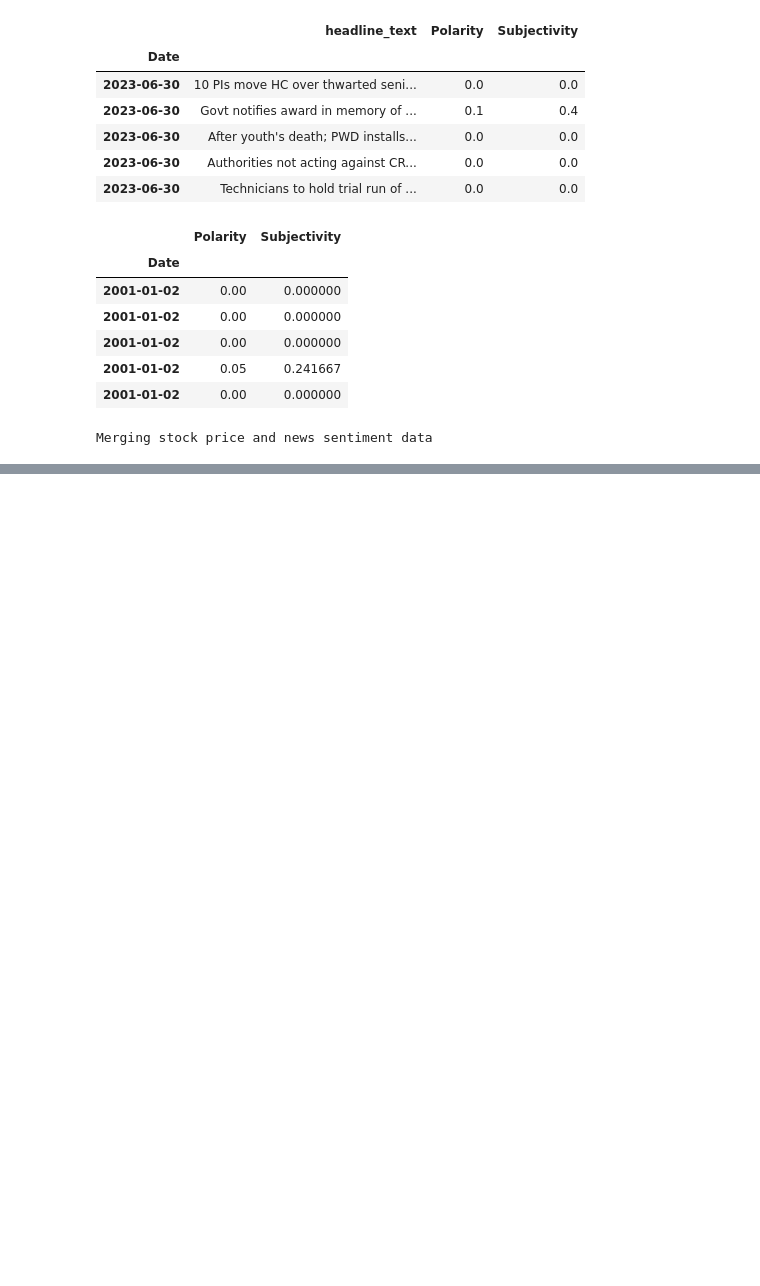
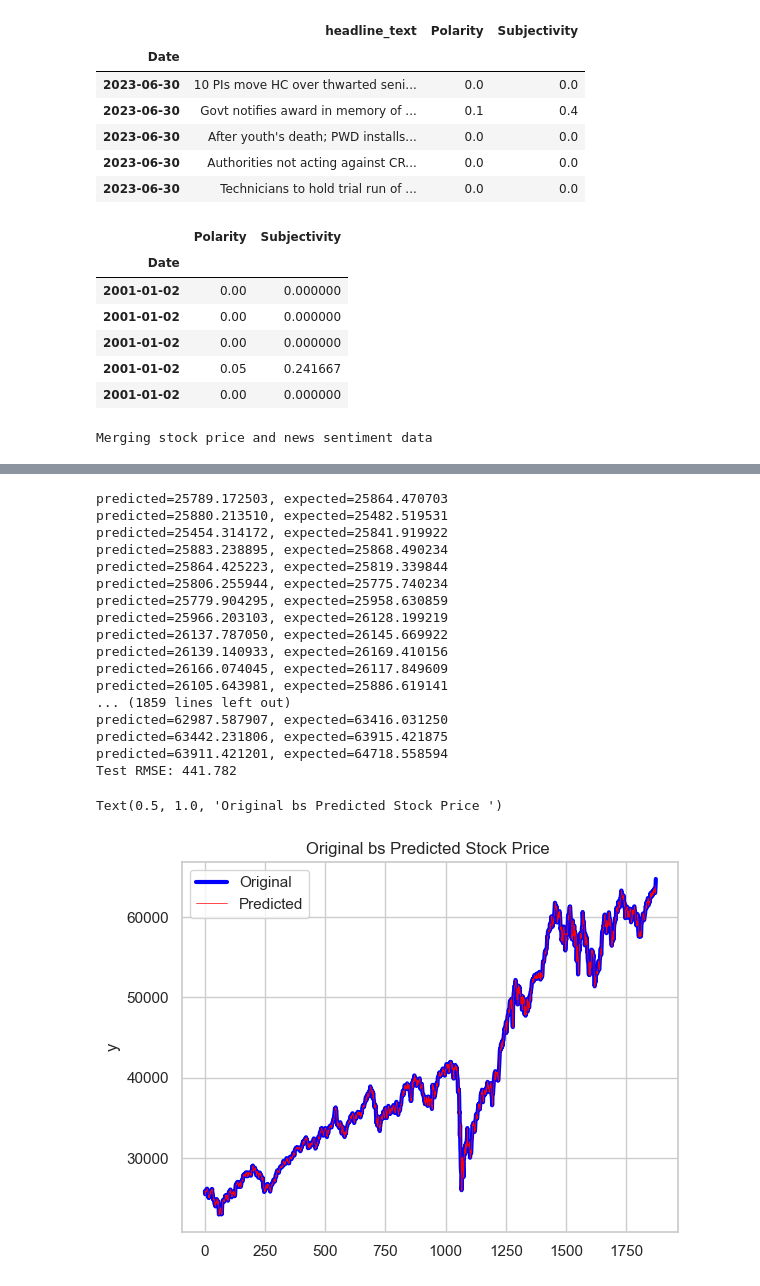
Before and after one commit to hossaintaufiq/StockPricePrediction, a Jupyter notebook: Stock_Price_Prediction.ipynb, the cells around one changed output, grey strips where cells are left out. Drawn from its saved outputs; the diff is of its cells as text; code cells hidden in the pictures; blank space fills up the shorter version.

```diff
--- a/Stock_Price_Prediction.ipynb
+++ b/Stock_Price_Prediction.ipynb
@@ -465,0 +502,54 @@ df.to_csv('stock_news.csv')
+# %%
+#stats model
+from statsmodels.tsa.arima.model import ARIMA
+from sklearn.metrics import mean_squared_error
+from math import sqrt
+
+#split into train and test sets
+X= df['Close'].values
+size= int(len(X)*0.66)
+train, test= X[0:size], X[size:len(X)]
+history = [x for x in train]
+predictions= list()
+
+#walk-forward validation
+for t in range(len(test)):
+    model= ARIMA(history, order=(5,1,0))
+    model_fit = model.fit()
+    output= model_fit.forecast()
+    yhat= output[0]
+    predictions.append(yhat)
+    obs= test[t]
+    history.append(obs)
+    print('predicted=%f, expected=%f' % (yhat, obs))
+#evaluate forecasts
+rmse = sqrt(mean_squared_error(test, predictions))
+print('Test RMSE: %.3f' % rmse)
+
+#plot forecasts against actual outcomes
+plt.plot(test,color = 'blue' , linewidth=3 , label= 'Original')
+plt.plot(predictions, color = 'red', linewidth=0.5, label='Predicted')
+plt.legend()
+plt.ylabel('y')
+plt.xticks(x=df.index)
+plt.title('Original bs Predicted Stock Price ')
+# %% [output]
+predicted=25789.172503, expected=25864.470703
+predicted=25880.213510, expected=25482.519531
+predicted=25454.314172, expected=25841.919922
+predicted=25883.238895, expected=25868.490234
+predicted=25864.425223, expected=25819.339844
+predicted=25806.255944, expected=25775.740234
+predicted=25779.904295, expected=25958.630859
+predicted=25966.203103, expected=26128.199219
+predicted=26137.787050, expected=26145.669922
+predicted=26139.140933, expected=26169.410156
+predicted=26166.074045, expected=26117.849609
+predicted=26105.643981, expected=25886.619141
+... (1859 lines left out)
+predicted=62987.587907, expected=63416.031250
+predicted=63442.231806, expected=63915.421875
+predicted=63911.421201, expected=64718.558594
+Test RMSE: 441.782
+Text(0.5, 1.0, 'Original bs Predicted Stock Price ')
+[figure, added]
```
Also changed, not shown: parts of 4 cells of this notebook.
